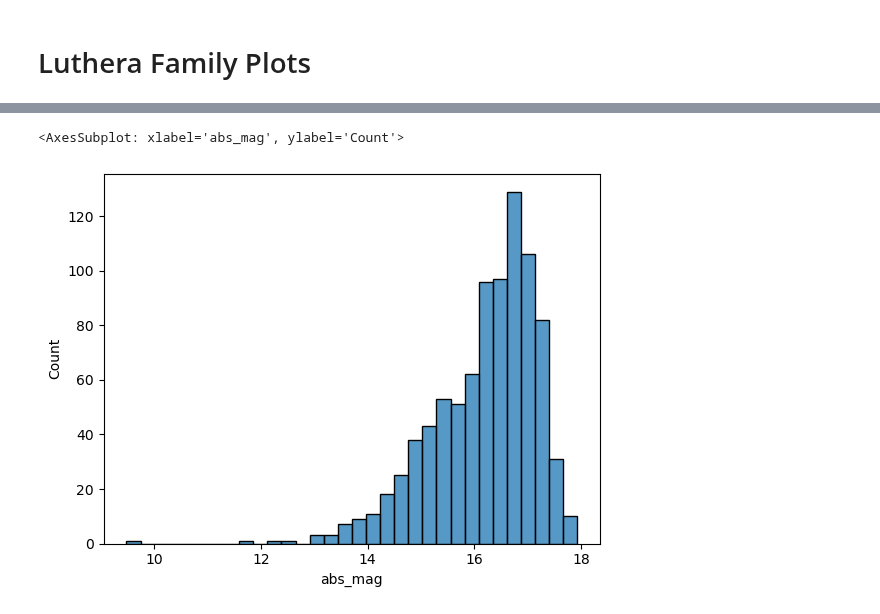
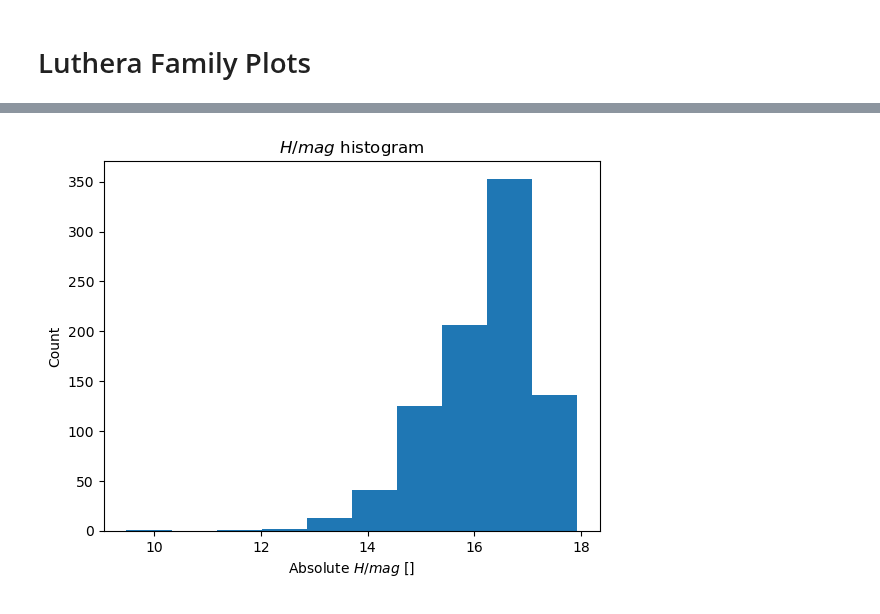
Before and after one commit to crankymax/asteroid_families, a Jupyter notebook: Luthera_Family_Plots.ipynb, the cells around one changed output, grey strips where cells are left out. Drawn from its saved outputs; the diff is of its cells as text; code cells hidden in the pictures.

```diff
--- a/Luthera_Family_Plots.ipynb
+++ b/Luthera_Family_Plots.ipynb
@@ -10,4 +11,6 @@ import seaborn as sns
 # %%
 path = './luthera_family.h5'
 luth_fam = pd.read_hdf(path)
+# %%
+luth_fam['ideg'] = np.degrees(np.arcsin(luth_fam['sineI_P']))
 # %%
@@ -39,5 +52,8 @@ sns.scatterplot(data=luth_fam, x='a_P',y='sineI_P')
 # %%
-sns.histplot(data=luth_fam, x='abs_mag')
+plt.hist(data=luth_fam, x='abs_mag')
+plt.ylabel("Count")
+plt.xlabel("Absolute $H / mag$ []")
+plt.title("$H / mag$ histogram")
+plt.show()
 # %% [output]
-<AxesSubplot: xlabel='abs_mag', ylabel='Count'>
-[figure, old version]
+[figure, new version]
```
Also changed, not shown: parts of 6 cells of this notebook, 10 other files.
